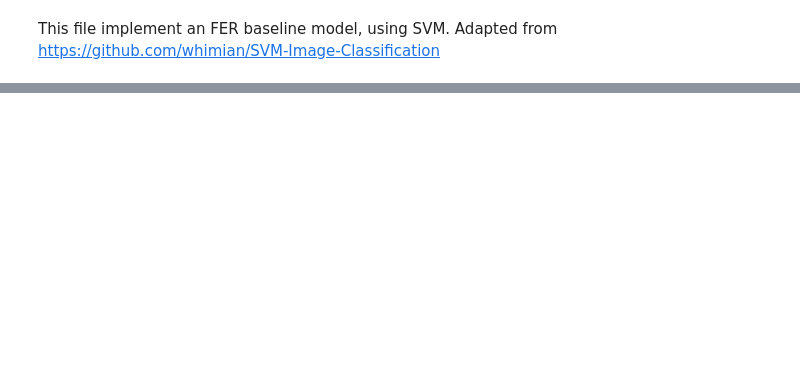
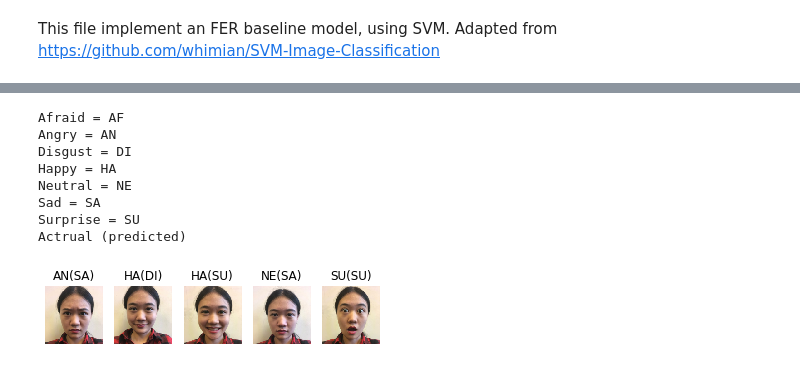
Before and after one commit to Kexin6/RECTnet, a Jupyter notebook: baseline.py.ipynb, the cells around one changed output, grey strips where cells are left out. Cells and saved outputs as stored; diff of their text form; code cells hidden in the pictures; blank space fills up the shorter version.

```diff
--- a/baseline.py.ipynb
+++ b/baseline.py.ipynb
@@ -116,0 +175,26 @@ weighted avg       0.61      0.56      0.57       147
+# %%
+new_test = load_image_files("base_img/new_test")
+#imgplot = plt.imshow(new_test['images'][0])
+prediction = clf.predict((new_test.data))
+emotion = ['Afraid', 'Angry', 'Disgust', 'Happy', 'Neutral', 'Sad', 'Surprise']
+abbr = ['AF','AN','DI', 'HA','NE','SA','SU']
+for i in range(len(emotion)):
+    print(emotion[i] + " = " + abbr[i])
+
+print("Actrual (predicted)")
+
+for i in range(len(new_test['images'])):
+    plt.subplot(1, 5, i+1)
+    plt.title(abbr[new_test.target[i]] + "(" + abbr[prediction[i]]+ ")")
+    plt.axis('off')
+    plt.imshow(new_test['images'][i])
+# %% [output]
+Afraid = AF
+Angry = AN
+Disgust = DI
+Happy = HA
+Neutral = NE
+Sad = SA
+Surprise = SU
+Actrual (predicted)
+[figure, added]
```
Also changed, not shown: parts of 10 cells of this notebook.
